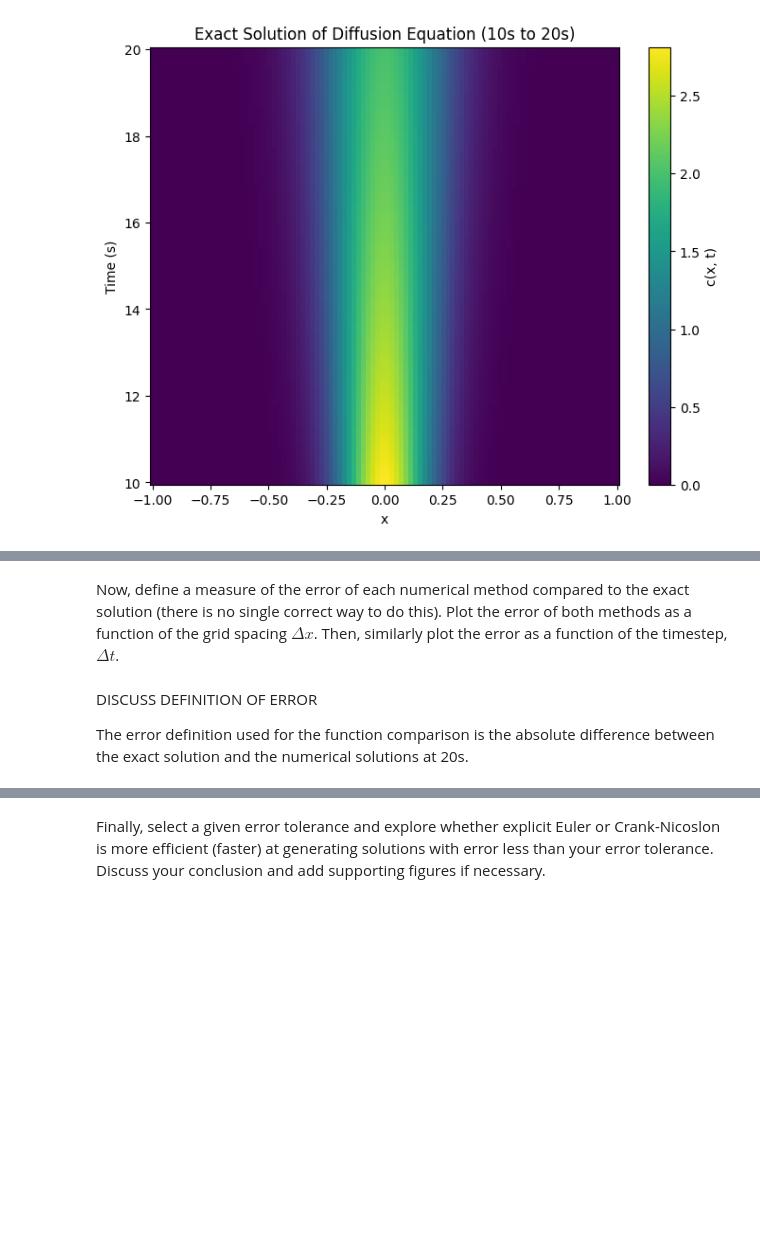
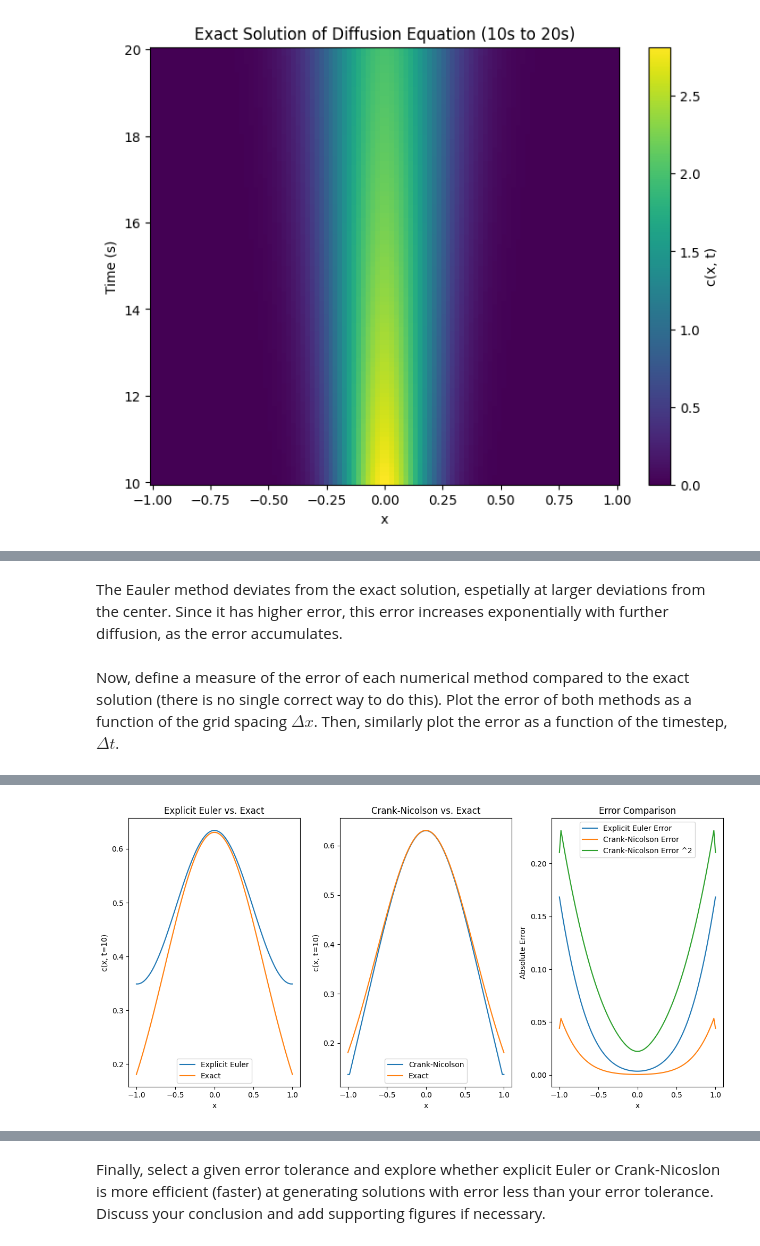
Before and after one commit to PolinaSevastyanova1/QCES, a Jupyter notebook: Project1_numerical_methods.ipynb, the cells around one changed output, grey strips where cells are left out. Drawn from its saved outputs; the diff is of its cells as text; code cells hidden in the pictures; blank space fills up the shorter version.

```diff
--- a/Project1_numerical_methods.ipynb
+++ b/Project1_numerical_methods.ipynb
@@ -317,6 +248,4 @@ Crank-Nicolson method took 0.08 seconds
+# %% [markdown]
+The Eauler method deviates from the exact solution, espetially at larger deviations from the center. Since it has higher error, this error increases exponentially with further diffusion, as the error accumulates.
 # %% [markdown]
 Now, define a measure of the error of each numerical method compared to the exact solution (there is no single correct way to do this). Plot the error of both methods as a function of the grid spacing $\Delta x$. Then, similarly plot the error as a function of the timestep, $\Delta t$.
-# %% [markdown]
-DISCUSS DEFINITION OF ERROR
-
-The error definition used for the function comparison is the absolute difference between the exact solution and the numerical solutions at 20s.
@@ -324,0 +252,41 @@ The error definition used for the function comparison is the absolute difference
+# %%
+# Run the simulations
+c_EE = EE(x, t, kappa) # explicit Euler
+c_CN = CN(x, t, kappa) # Crank-Nicolson
+
+# Calculate the exact solution at t=10
+#c_exact = set_ics(x, kappa, t[-1])
+c_exact = (4*np.pi*kappa*t_end)**(-0.5)*np.exp(-x**2 / (4*kappa*t_end))
+
+# Plot the results
+plt.figure(figsize=(12, 6))
+
+plt.subplot(1, 3, 1)
+plt.plot(x, c_EE[:, -1], label='Explicit Euler')
+plt.plot(x, c_exact, label='Exact')
+plt.xlabel('x')
+plt.ylabel('c(x, t=10)')
+plt.title('Explicit Euler vs. Exact')
+plt.legend()
+
+plt.subplot(1, 3, 2)
+plt.plot(x, c_CN[:, -1], label='Crank-Nicolson')
+plt.plot(x, c_exact, label='Exact')
+plt.xlabel('x')
+plt.ylabel('c(x, t=10)')
+plt.title('Crank-Nicolson vs. Exact')
+plt.legend()
+
+plt.subplot(1, 3, 3)
+plt.plot(x, abs(c_EE[:, -1] - c_exact), label='Explicit Euler Error')
+plt.plot(x, abs(c_CN[:, -1] - c_exact), label='Crank-Nicolson Error')
+plt.plot(x, np.sqrt(abs(c_CN[:, -1] - c_exact)), label='Crank-Nicolson Error ^2')
+plt.xlabel('x')
+plt.ylabel('Absolute Error')
+plt.title('Error Comparison')
+plt.legend()
+
+
+plt.tight_layout()
+plt.show()
+# %% [output]
@@ -324,0 +295 @@ The error definition used for the function comparison is the absolute difference
+[figure, added]
```
Also changed, not shown: parts of 13 cells of this notebook.
